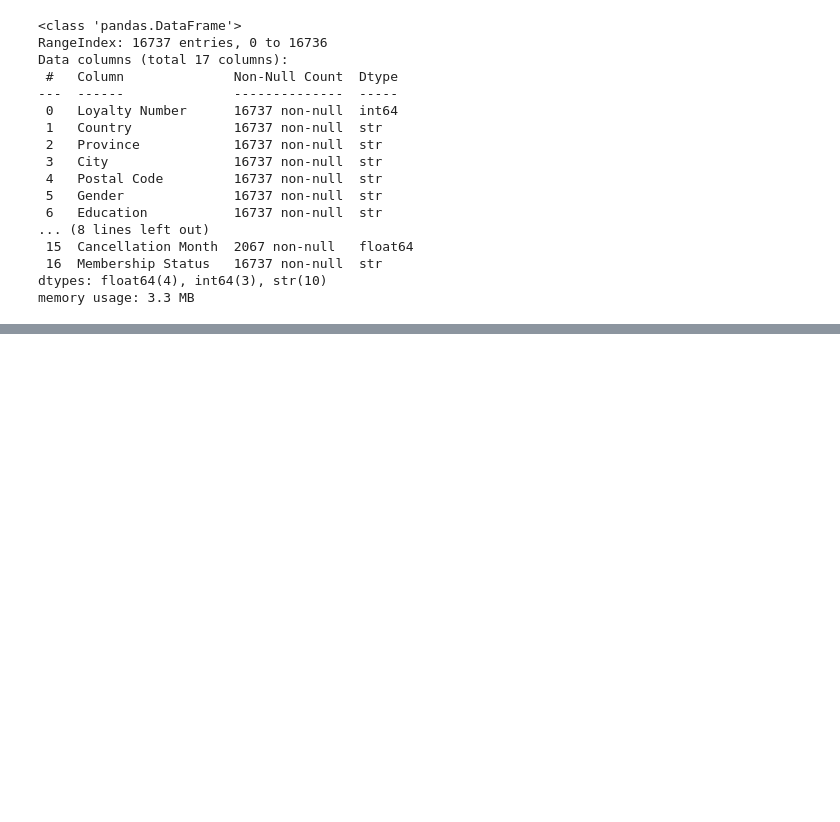
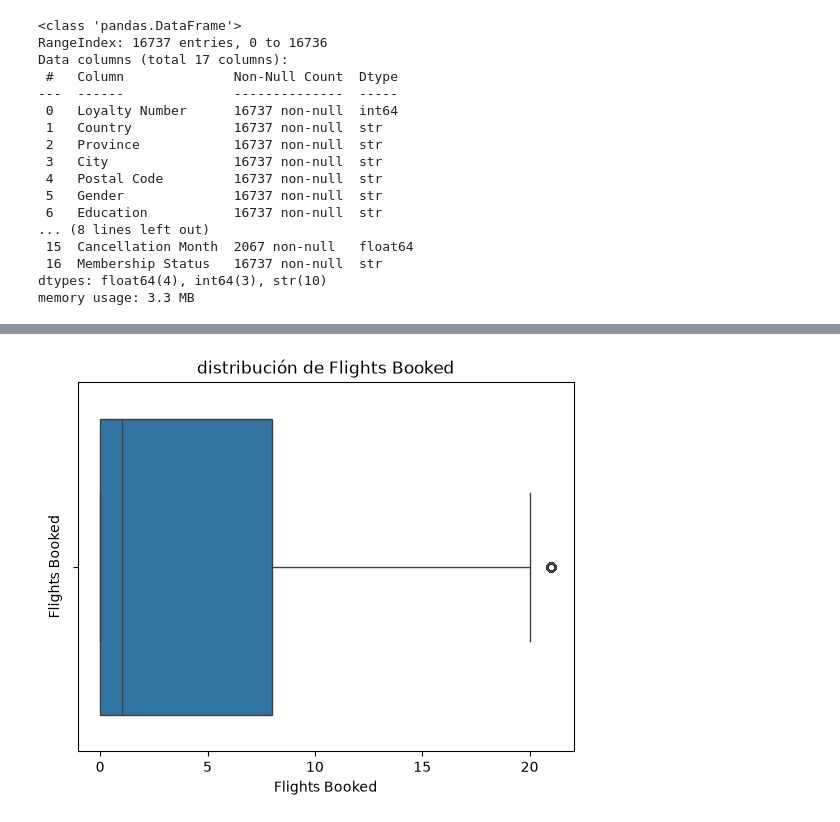
Before and after one commit to Adalab/bda-modulo-3-evaluacion-final-CristiSL, a Jupyter notebook: evaluacion-final.ipynb, the cells around one changed output, grey strips where cells are left out. Drawn from its saved outputs; the diff is of its cells as text; code cells hidden in the pictures; blank space fills up the shorter version.

Commit message:
Merge + análisis numéricas y empiezo análisis categóricas

```diff
--- a/evaluacion-final.ipynb
+++ b/evaluacion-final.ipynb
@@ -274,3 +272,8 @@ Data columns (total 17 columns):
  16  Membership Status   16737 non-null  str
 dtypes: float64(4), int64(3), str(10)
 memory usage: 3.3 MB
+# %%
+# Una vez gestionada toda la limpieza, vamos a unir los DF.
+
+df_total = df_flight.merge(df_loyalty, on="Loyalty Number", how="left")
+df_total.head()
@@ -276,0 +326,7 @@ memory usage: 3.3 MB
+# %%
+sns.boxplot(data=df_total, x='Flights Booked')
+plt.title('distribución de Flights Booked')
+plt.ylabel ('Flights Booked')
+plt.show()
+# %% [output]
+[figure, added]
```
Also changed, not shown: parts of 29 cells of this notebook.
